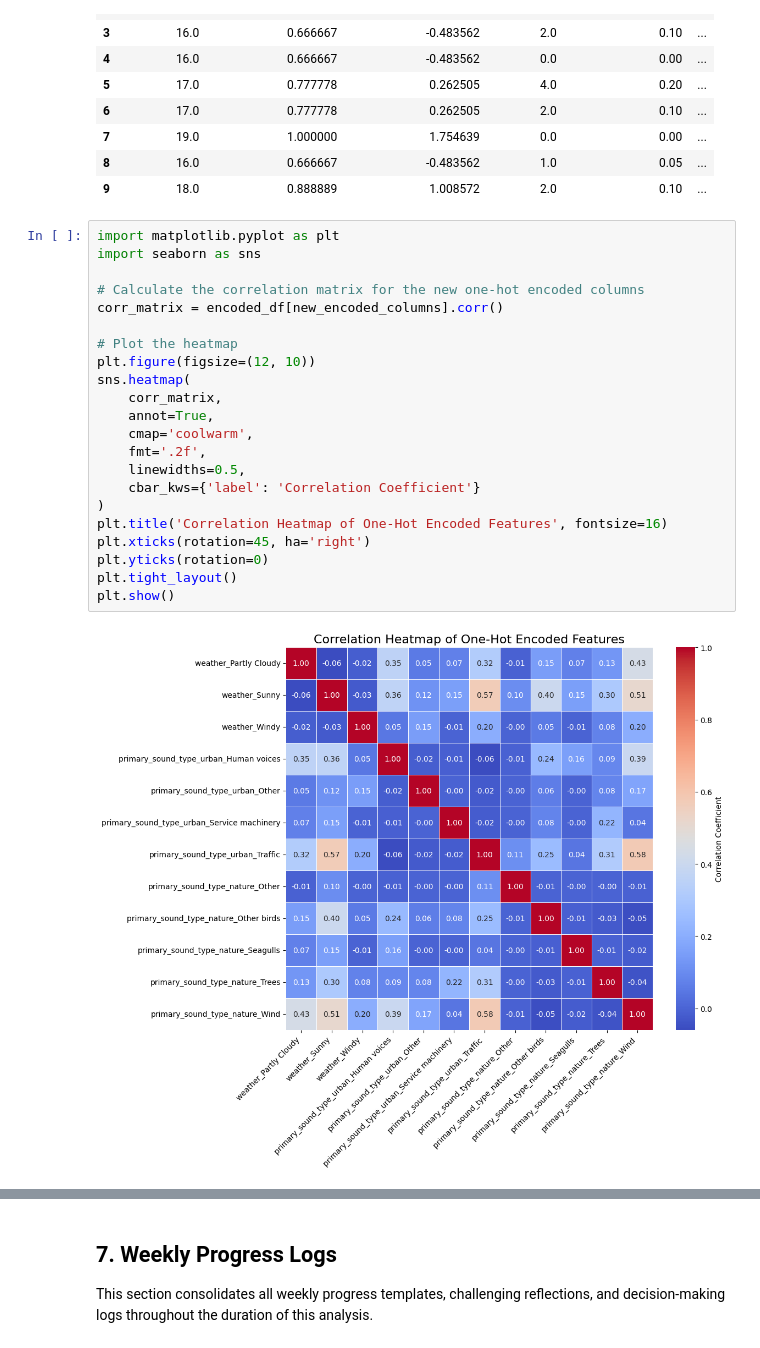
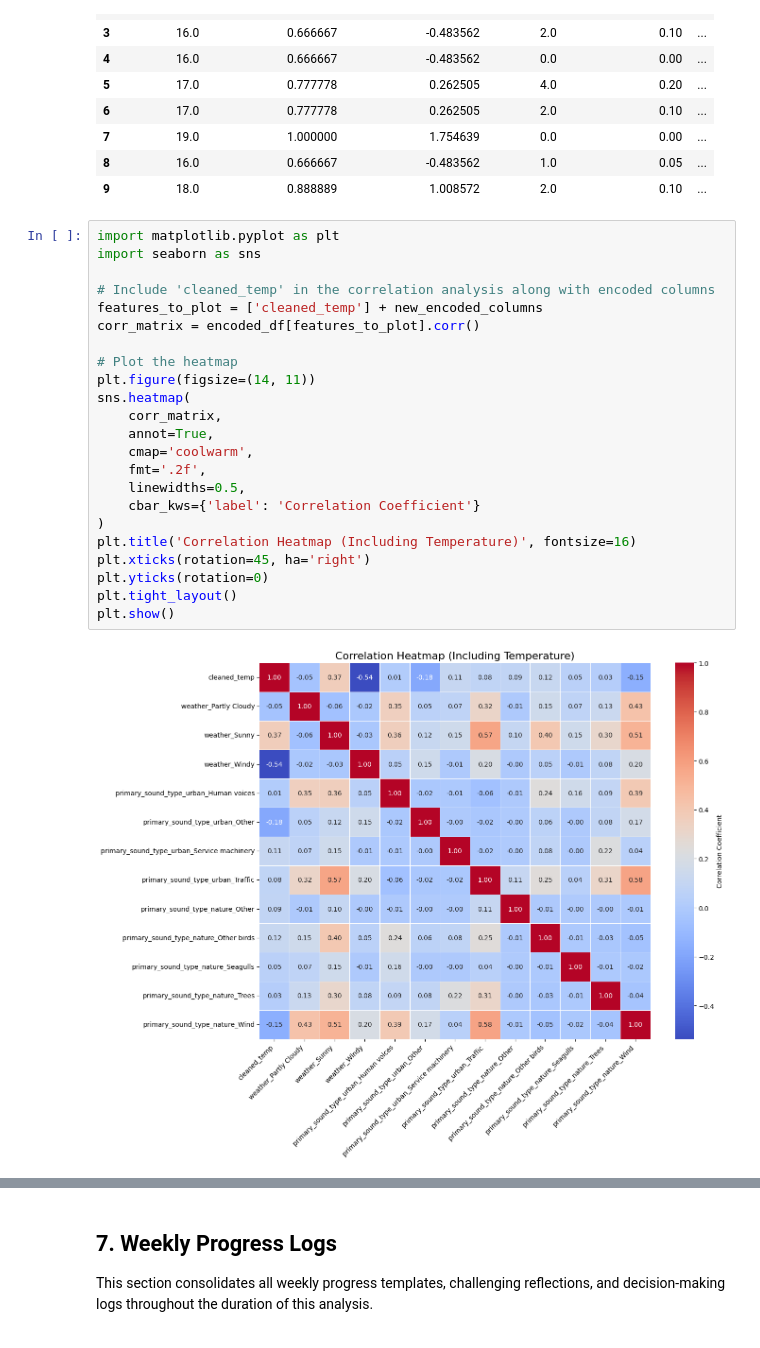
Before and after one commit to basedalgerianrin/ml-campus_data_project-colab, a Jupyter notebook: CampusDatasetProject.ipynb, the cells around one changed output, grey strips where cells are left out. Drawn from its saved outputs; the diff is of its cells as text.

```diff
--- a/CampusDatasetProject.ipynb
+++ b/CampusDatasetProject.ipynb
@@ -331,24 +319,25 @@ display(scaled_df[comparison_cols].head(10))
 # %%
 import matplotlib.pyplot as plt
 import seaborn as sns
 
-# Calculate the correlation matrix for the new one-hot encoded columns
-corr_matrix = encoded_df[new_encoded_columns].corr()
+# Include 'cleaned_temp' in the correlation analysis along with encoded columns
+features_to_plot = ['cleaned_temp'] + new_encoded_columns
+corr_matrix = encoded_df[features_to_plot].corr()
 
 # Plot the heatmap
-plt.figure(figsize=(12, 10))
+plt.figure(figsize=(14, 11))
 sns.heatmap(
     corr_matrix,
     annot=True,
     cmap='coolwarm',
     fmt='.2f',
     linewidths=0.5,
     cbar_kws={'label': 'Correlation Coefficient'}
 )
-plt.title('Correlation Heatmap of One-Hot Encoded Features', fontsize=16)
+plt.title('Correlation Heatmap (Including Temperature)', fontsize=16)
 plt.xticks(rotation=45, ha='right')
 plt.yticks(rotation=0)
 plt.tight_layout()
 plt.show()
 # %% [output]
-[figure, old version]
+[figure, new version]
```
Also changed, not shown: parts of 4 cells of this notebook.
